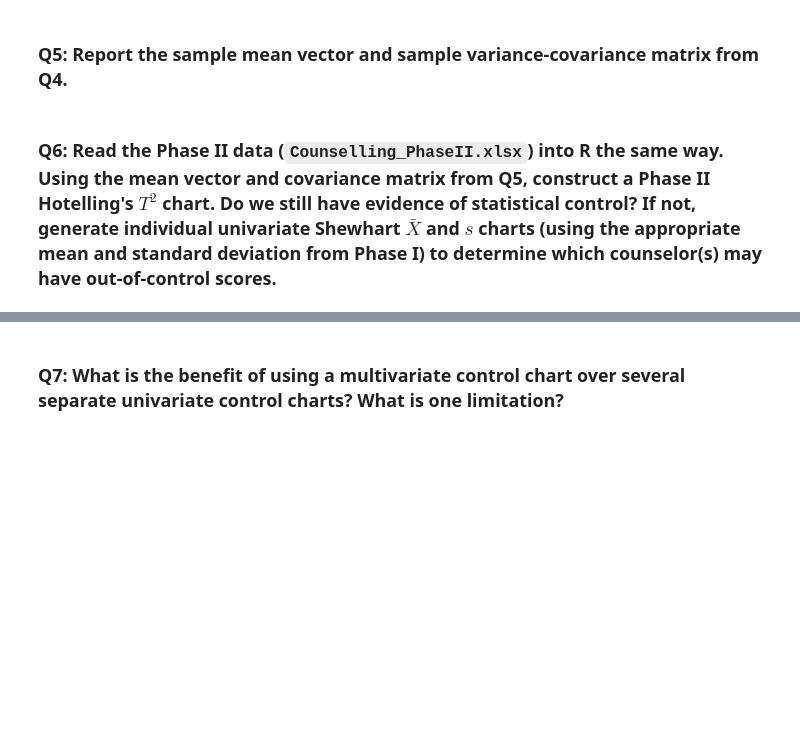
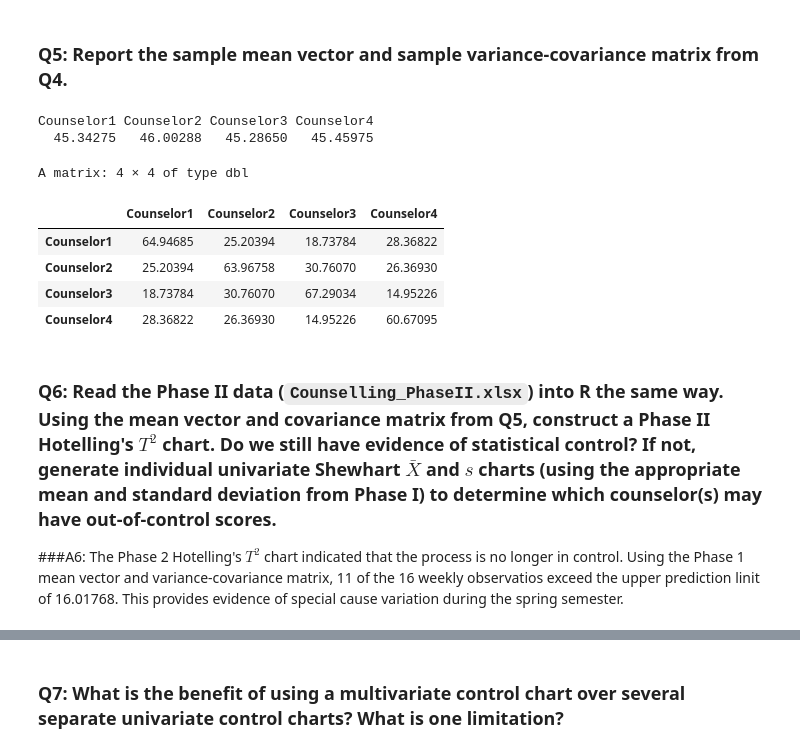
Before and after one commit to garrettspringsted/STAT-7110-Quality-Control, a Jupyter notebook: Assignments/HW4/STAT-7110-HW4.ipynb, the cells around one changed output, grey strips where cells are left out. Cells and saved outputs as stored; diff of their text form; code cells hidden in the pictures; blank space fills up the shorter version.

```diff
--- a/Assignments/HW4/STAT-7110-HW4.ipynb
+++ b/Assignments/HW4/STAT-7110-HW4.ipynb
@@ -83,7 +122,20 @@ list.files()
 ### Q5: Report the sample mean vector and sample variance-covariance matrix from Q4.
 # %%
 ## Q5 Code ##
+t2$center
+t2$cov
+# %% [output]
+Counselor1 Counselor2 Counselor3 Counselor4
+  45.34275   46.00288   45.28650   45.45975
+A matrix: 4 × 4 of type dbl
+|  | Counselor1 | Counselor2 | Counselor3 | Counselor4 |
+| Counselor1 | 64.94685 | 25.20394 | 18.73784 | 28.36822 |
+| Counselor2 | 25.20394 | 63.96758 | 30.76070 | 26.36930 |
+| Counselor3 | 18.73784 | 30.76070 | 67.29034 | 14.95226 |
+| Counselor4 | 28.36822 | 26.36930 | 14.95226 | 60.67095 |
 # %% [markdown]
 ### Q6: Read the Phase II data (`Counselling_PhaseII.xlsx`) into R the same way. Using the mean vector and covariance matrix from Q5, construct a Phase II Hotelling's $T^2$ chart. Do we still have evidence of statistical control? If not, generate individual univariate Shewhart $\bar{X}$ and $s$ charts (using the appropriate mean and standard deviation from Phase I) to determine which counselor(s) may have out-of-control scores.
+
+###A6: The Phase 2 Hotelling's $T^2$ chart indicated that the process is no longer in control. Using the Phase 1 mean vector and variance-covariance matrix, 11 of the 16 weekly observatios exceed the upper prediction linit of 16.01768. This provides evidence of special cause variation during the spring semester.
 # %%
 ## Q6 Code ##
```
Also changed, not shown: parts of 3 cells of this notebook.
